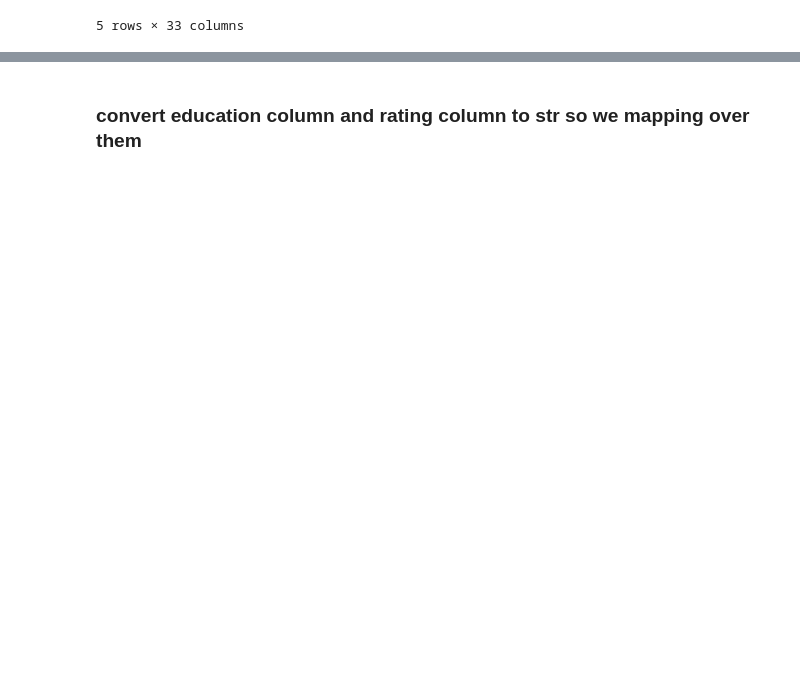
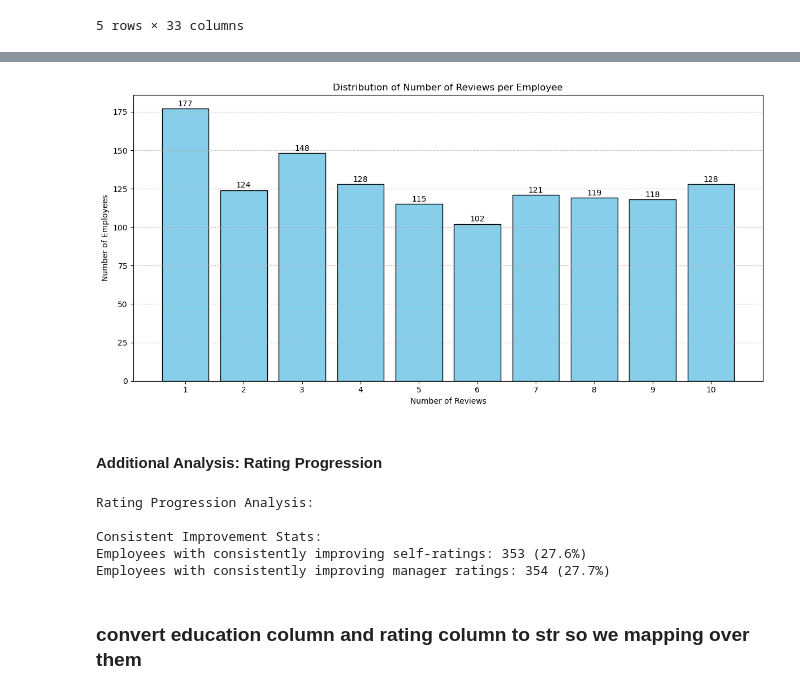
Before and after one commit to M-ashraf20/project-depi, a Jupyter notebook: project.ipynb, the cells around one changed output, grey strips where cells are left out. Saved outputs shown, nothing was run; the diff lists cells and outputs as text; code cells hidden in the pictures; blank space fills up the shorter version.

Commit message:
final analysis

```diff
--- a/project.ipynb
+++ b/project.ipynb
@@ -73,3 +240,46 @@ merged_df.head()
+# %%
+plt.figure(figsize=(12, 6))
+
+# Get counts of review occurrences
+review_counts = employee_trends['Review_Count'].value_counts().sort_index()
+
+# Bar chart
+plt.bar(review_counts.index, review_counts.values, width=0.8, color='skyblue', edgecolor='black')
+
+# Titles and labels
+plt.title('Distribution of Number of Reviews per Employee')
+plt.xlabel('Number of Reviews')
+plt.ylabel('Number of Employees')
+
+# Add value labels above bars
+for i, v in enumerate(review_counts):
+    plt.text(review_counts.index[i], v + 0.5, str(v), ha='center', va='bottom', fontsize=10)
+
+# Improve readability
+plt.xticks(review_counts.index)  # Ensures all review counts appear
+plt.grid(axis='y', linestyle='--', alpha=0.7)
+plt.tight_layout()
+plt.show()
+# %% [output]
+[figure, added]
+# %% [markdown]
+#### Additional Analysis: Rating Progression
+# %%
+print("\nRating Progression Analysis:")
+progression_stats = df_sorted.groupby('FullName').agg({
+    'SelfRating': lambda x: x.is_monotonic_increasing,
+    'ManagerRating': lambda x: x.is_monotonic_increasing
+})
+
+print("\nConsistent Improvement Stats:")
+print(f"Employees with consistently improving self-ratings: {progression_stats['SelfRating'].sum()} ({progression_stats['SelfRating'].mean():.1%})")
+print(f"Employees with consistently improving manager ratings: {progression_stats['ManagerRating'].sum()} ({progression_stats['ManagerRating'].mean():.1%})")
+# %% [output]
+Rating Progression Analysis:
+
+Consistent Improvement Stats:
+Employees with consistently improving self-ratings: 353 (27.6%)
+Employees with consistently improving manager ratings: 354 (27.7%)
 # %% [markdown]
 ###  convert education column and rating column to str so we  mapping over them
 # %%
```
Also changed, not shown: parts of 56 cells of this notebook, 3 other files.
